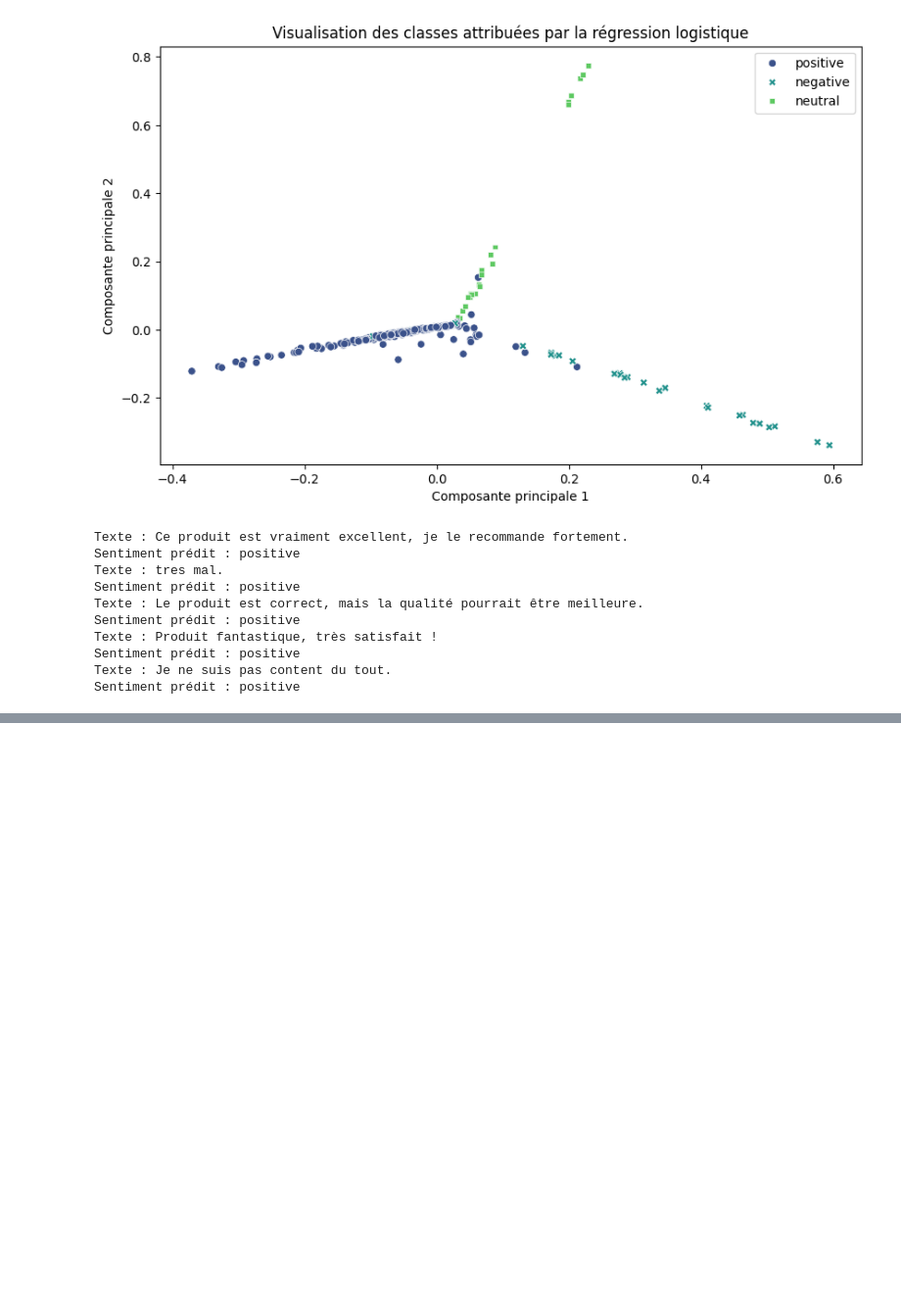
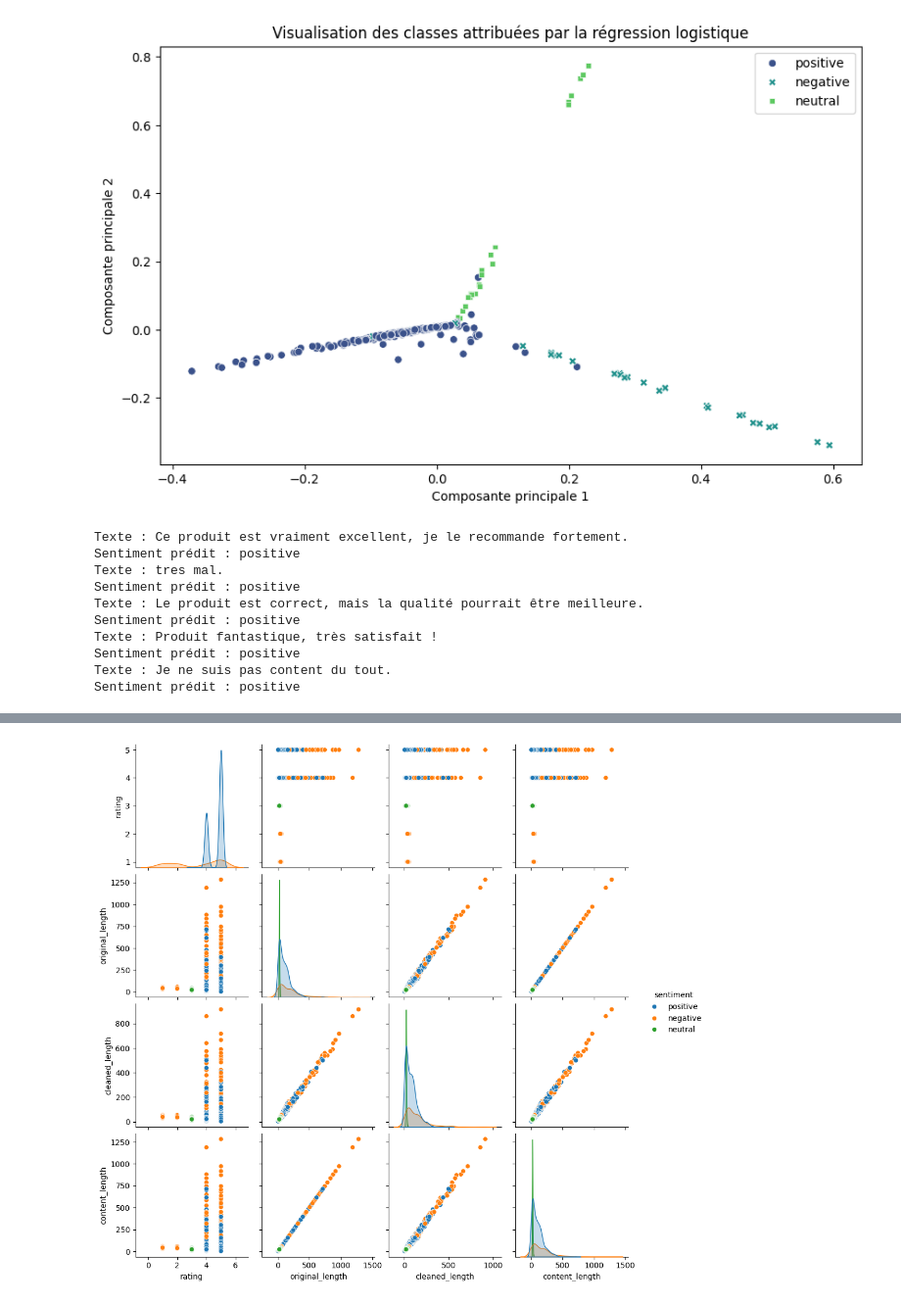
Before and after one commit to ArijAguel/Customers-Review-Analysis, a Jupyter notebook: reglog.ipynb, the cells around one changed output, grey strips where cells are left out. Shown: that part at 98% size. Cells and saved outputs as stored; diff of their text form; code cells hidden in the pictures; blank space fills up the shorter version.

```diff
--- a/reglog.ipynb
+++ b/reglog.ipynb
@@ -236,0 +291,6 @@ Sentiment prédit : positive
+# %%
+# Vous pouvez également visualiser des nuages de points pour des caractéristiques numériques
+sns.pairplot(df, hue='sentiment')
+plt.show()
+# %% [output]
+[figure, added]
```
Also changed, not shown: parts of 3 cells of this notebook, 2 other files.
